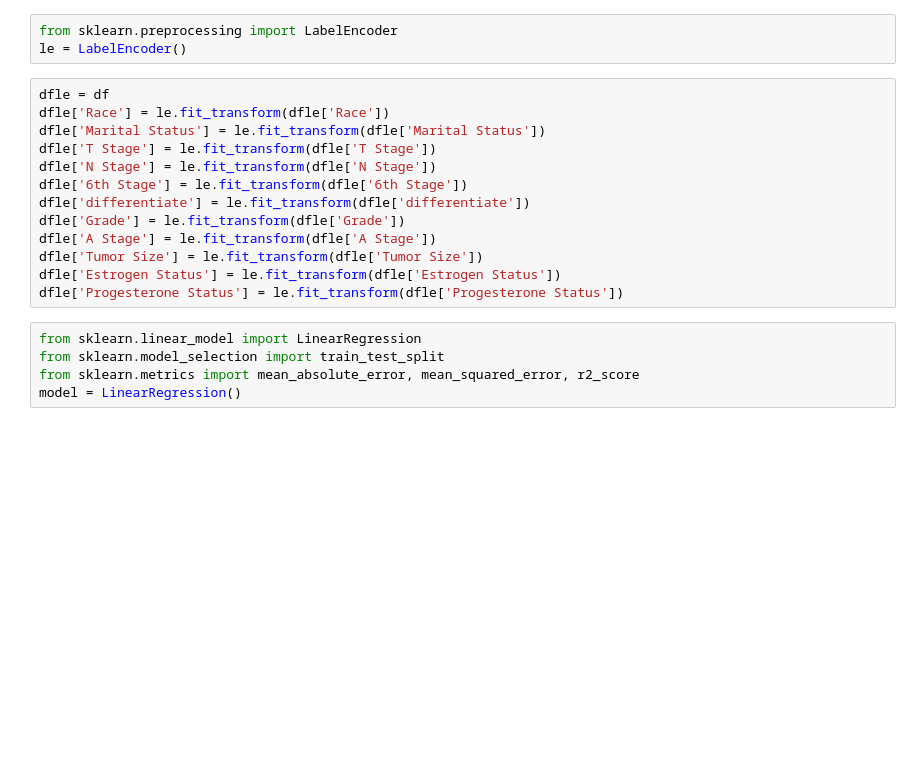
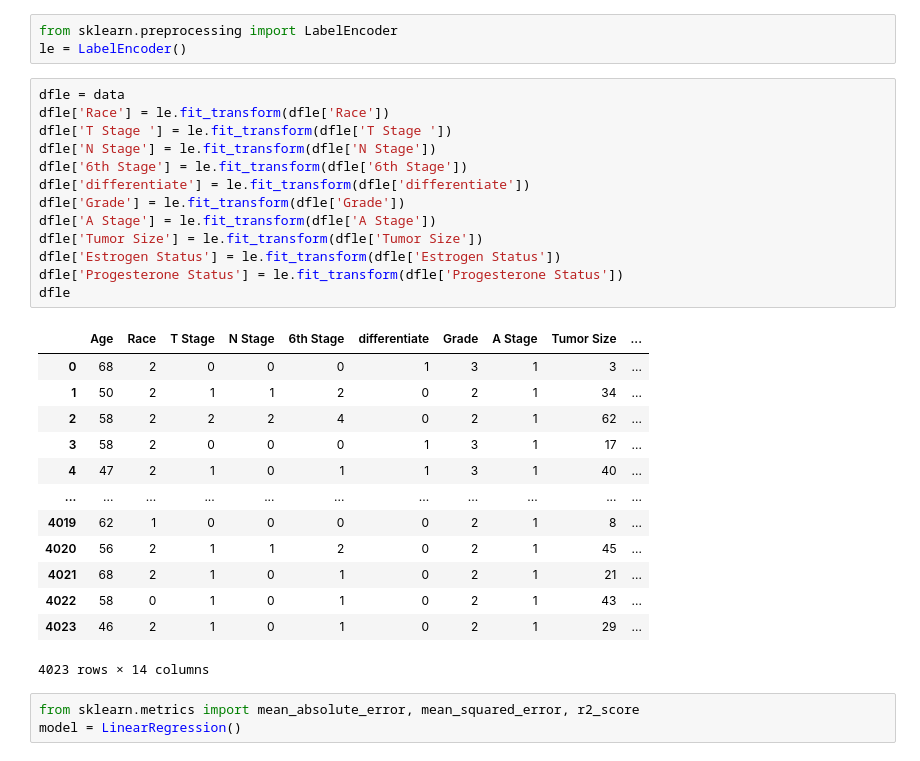
Before and after one commit to jeancarson/Block3Epic, a Jupyter notebook: archive/linear_regression.ipynb, the cells around one changed output. Saved outputs shown, nothing was run; the diff lists cells and outputs as text; blank space fills up the shorter version.

```diff
--- a/archive/linear_regression.ipynb
+++ b/archive/linear_regression.ipynb
@@ -9,21 +32,33 @@ df.isnull().sum()
 from sklearn.preprocessing import LabelEncoder
 le = LabelEncoder()
 # %%
-dfle = df
+dfle = data
 dfle['Race'] = le.fit_transform(dfle['Race'])
-dfle['Marital Status'] = le.fit_transform(dfle['Marital Status'])
-dfle['T Stage'] = le.fit_transform(dfle['T Stage'])
+dfle['T Stage '] = le.fit_transform(dfle['T Stage '])
 dfle['N Stage'] = le.fit_transform(dfle['N Stage'])
 dfle['6th Stage'] = le.fit_transform(dfle['6th Stage'])
 dfle['differentiate'] = le.fit_transform(dfle['differentiate'])
 dfle['Grade'] = le.fit_transform(dfle['Grade'])
 dfle['A Stage'] = le.fit_transform(dfle['A Stage'])
 dfle['Tumor Size'] = le.fit_transform(dfle['Tumor Size'])
 dfle['Estrogen Status'] = le.fit_transform(dfle['Estrogen Status'])
 dfle['Progesterone Status'] = le.fit_transform(dfle['Progesterone Status'])
+dfle
+# %% [output]
+|  | Age | Race | T Stage | N Stage | 6th Stage | differentiate | Grade | A Stage | Tumor Size | ... |
+| 0 | 68 | 2 | 0 | 0 | 0 | 1 | 3 | 1 | 3 | ... |
+| 1 | 50 | 2 | 1 | 1 | 2 | 0 | 2 | 1 | 34 | ... |
+| 2 | 58 | 2 | 2 | 2 | 4 | 0 | 2 | 1 | 62 | ... |
+| 3 | 58 | 2 | 0 | 0 | 0 | 1 | 3 | 1 | 17 | ... |
+| 4 | 47 | 2 | 1 | 0 | 1 | 1 | 3 | 1 | 40 | ... |
+| ... | ... | ... | ... | ... | ... | ... | ... | ... | ... | ... |
+| 4019 | 62 | 1 | 0 | 0 | 0 | 0 | 2 | 1 | 8 | ... |
+| 4020 | 56 | 2 | 1 | 1 | 2 | 0 | 2 | 1 | 45 | ... |
+| 4021 | 68 | 2 | 1 | 0 | 1 | 0 | 2 | 1 | 21 | ... |
+| 4022 | 58 | 0 | 1 | 0 | 1 | 0 | 2 | 1 | 43 | ... |
+| 4023 | 46 | 2 | 1 | 0 | 1 | 0 | 2 | 1 | 29 | ... |
+4023 rows × 14 columns
 # %%
-from sklearn.linear_model import LinearRegression
-from sklearn.model_selection import train_test_split
 from sklearn.metrics import mean_absolute_error, mean_squared_error, r2_score
 model = LinearRegression()
 # %%
```
Also changed, not shown: parts of 10 cells of this notebook, 1 other file.
